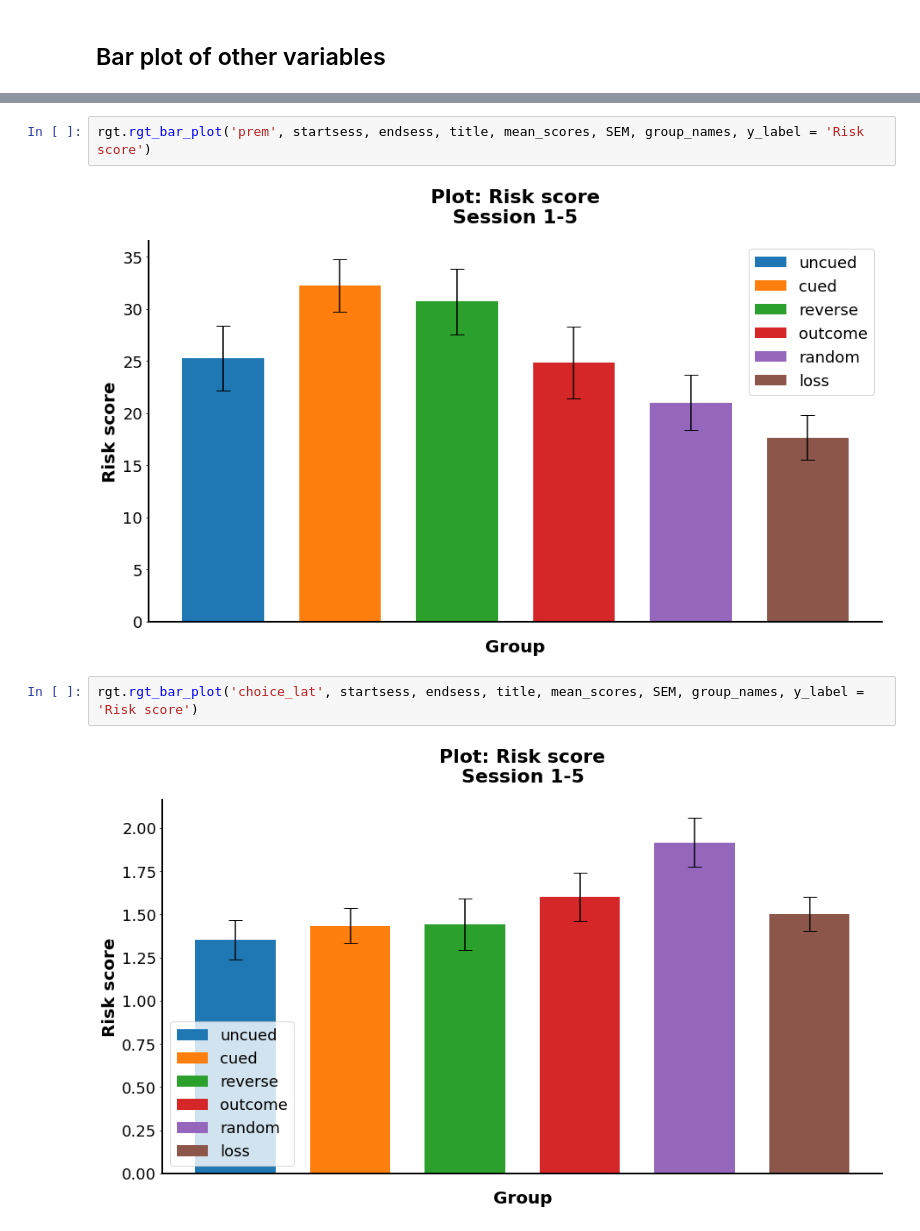
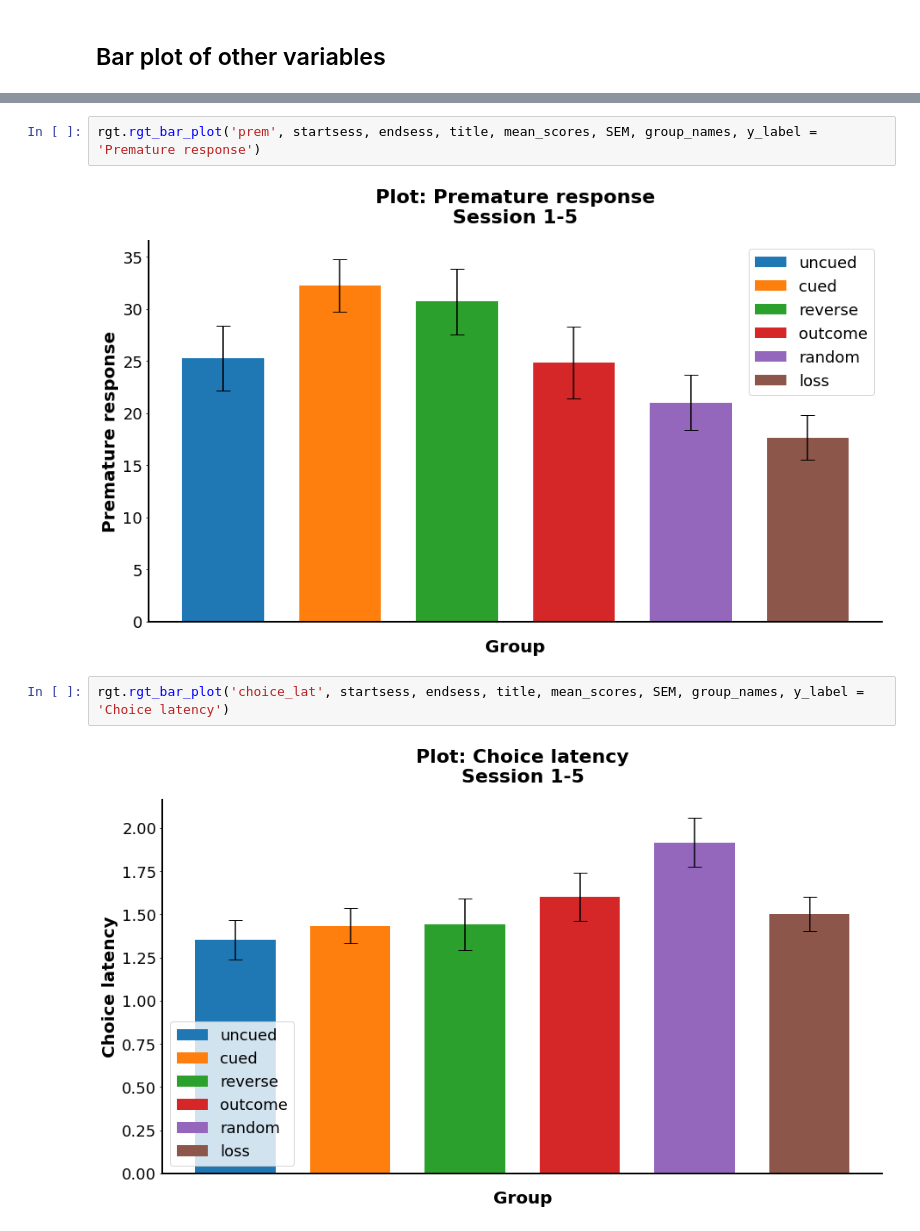
Before and after one commit to deckyblue/sparklyRGT, a Jupyter notebook: sparklyRGT_tutorial/used_templates/sparklyRGT_template_2-rgt-variants.ipynb, the cells around one changed output, grey strips where cells are left out. Drawn from its saved outputs; the diff is of its cells as text.

```diff
--- a/sparklyRGT_tutorial/used_templates/sparklyRGT_template_2-rgt-variants.ipynb
+++ b/sparklyRGT_tutorial/used_templates/sparklyRGT_template_2-rgt-variants.ipynb
@@ -207,9 +248,9 @@ rgt.rgt_bar_plot('risk', startsess, endsess, title, mean_scores, SEM, group_name
 # %%
-rgt.rgt_bar_plot('prem', startsess, endsess, title, mean_scores, SEM, group_names, y_label = 'Risk score')
+rgt.rgt_bar_plot('prem', startsess, endsess, title, mean_scores, SEM, group_names, y_label = 'Premature response')
 # %% [output]
-[figure, old version]
+[figure, new version]
 # %%
-rgt.rgt_bar_plot('choice_lat', startsess, endsess, title, mean_scores, SEM, group_names, y_label = 'Risk score')
+rgt.rgt_bar_plot('choice_lat', startsess, endsess, title, mean_scores, SEM, group_names, y_label = 'Choice latency')
 # %% [output]
-[figure, old version]
+[figure, new version]
 # %%
```
Also changed, not shown: parts of 12 cells of this notebook, 2 other files.
